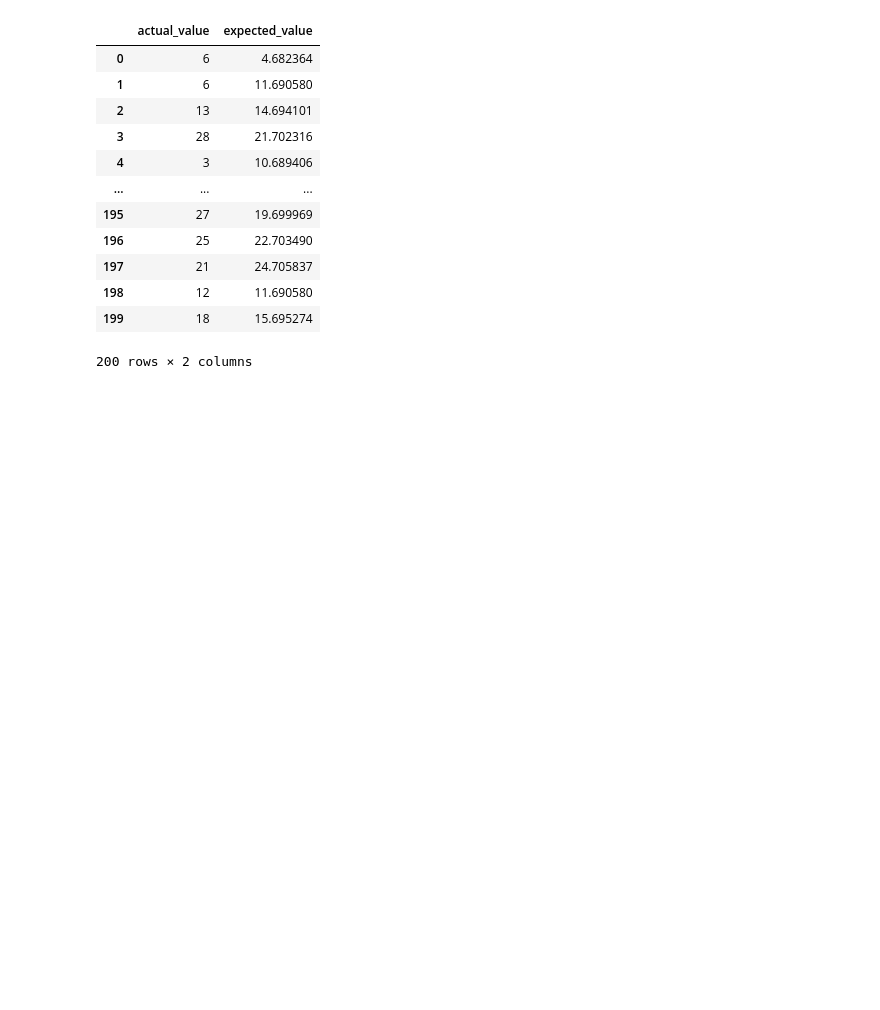
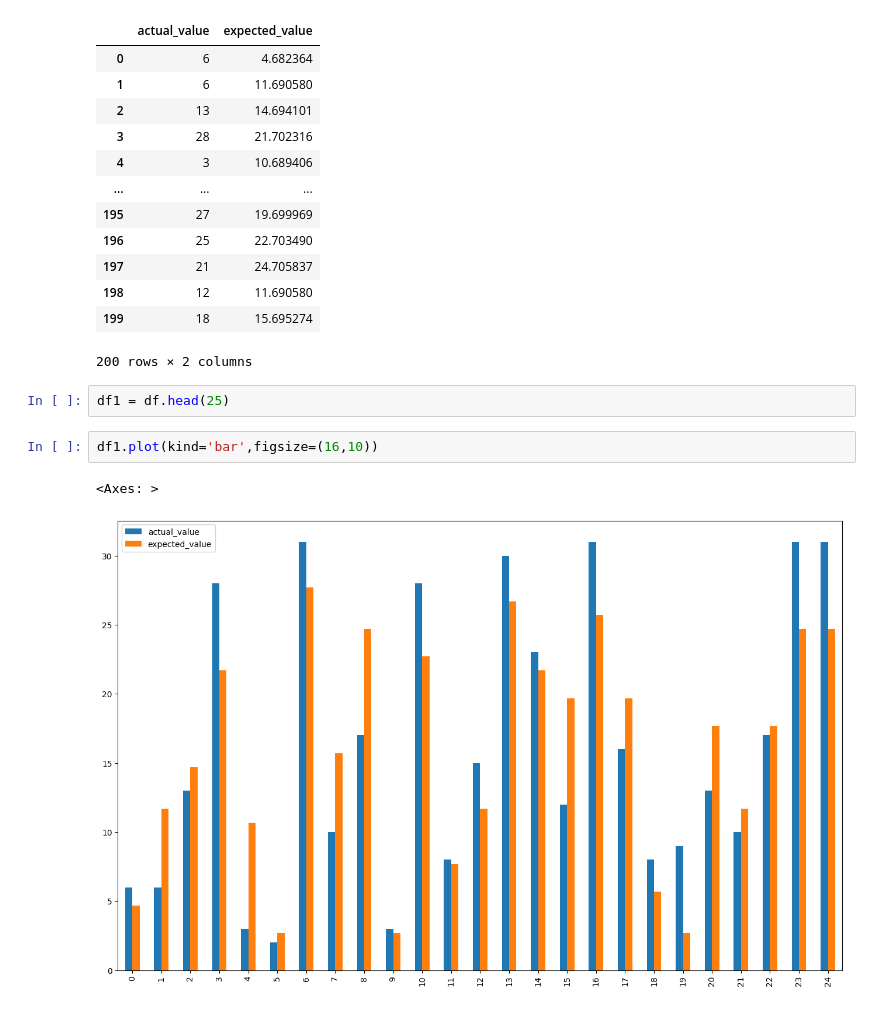
Before and after one commit to muhammedrahil/Machine-Learning-and-Data-Science, a Jupyter notebook: 1-Linear-Regression/weather.ipynb, the cells around one changed output. Cells and saved outputs as stored; diff of their text form; blank space fills up the shorter version.

```diff
--- a/1-Linear-Regression/weather.ipynb
+++ b/1-Linear-Regression/weather.ipynb
@@ -132,3 +132,10 @@ df
 | 198 | 12 | 11.690580 |
 | 199 | 18 | 15.695274 |
 200 rows × 2 columns
+# %%
+df1 = df.head(25)
+# %%
+df1.plot(kind='bar',figsize=(16,10))
+# %% [output]
+<Axes: >
+[figure, added]
```
Also changed, not shown: parts of 8 cells of this notebook.
